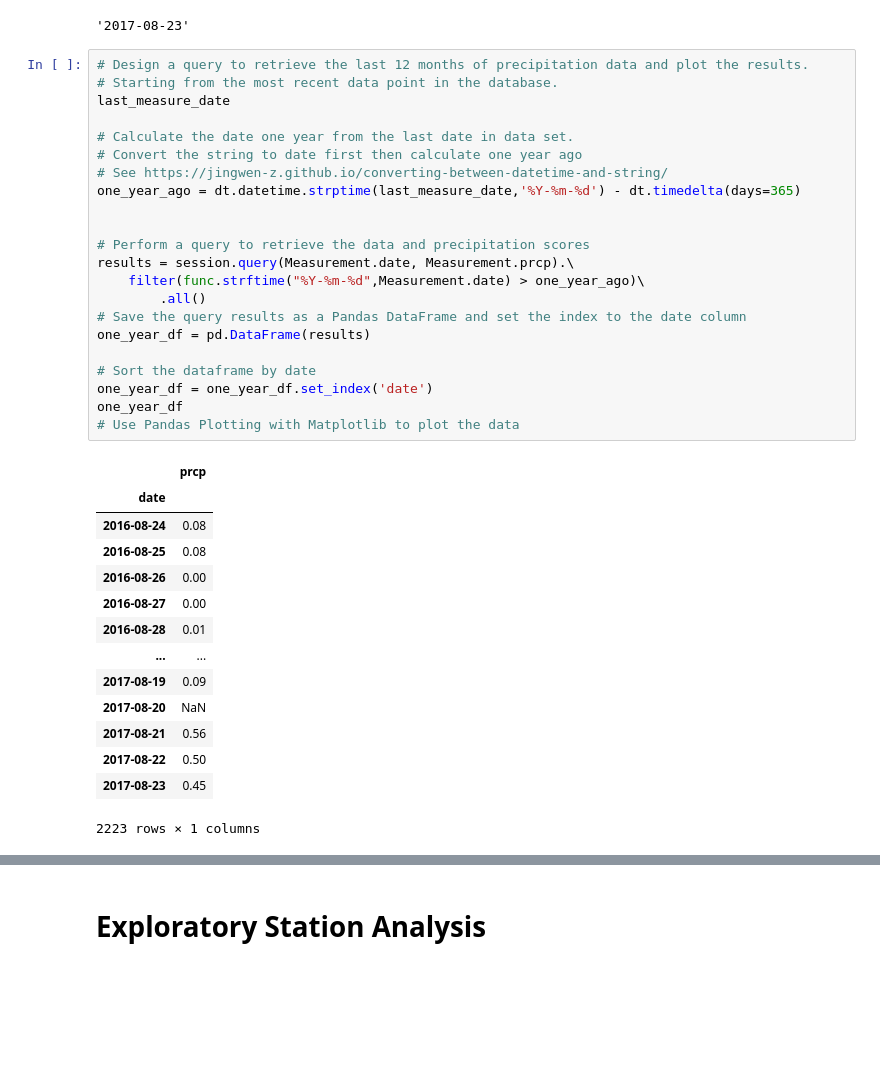
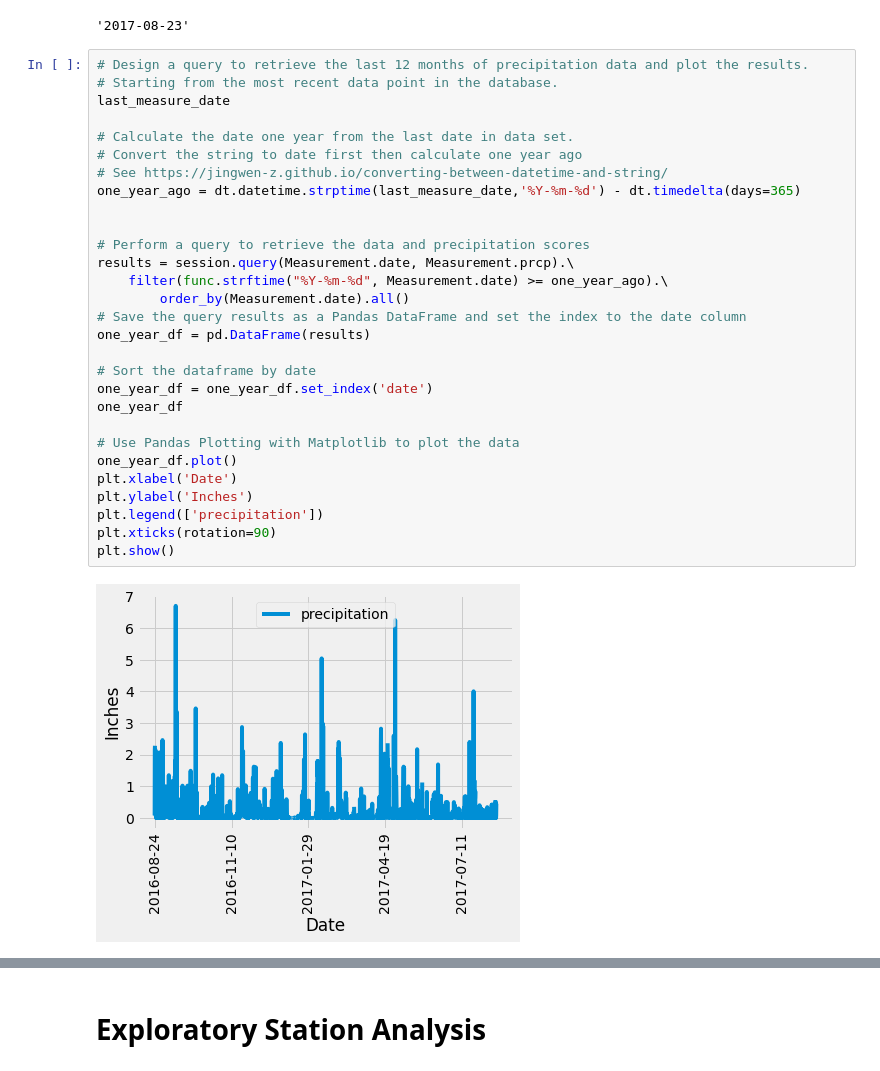
Before and after one commit to kimchikimchi/10-sqlalchemy-challenge, a Jupyter notebook: climate.ipynb, the cells around one changed output, grey strips where cells are left out. Saved outputs shown, nothing was run; the diff lists cells and outputs as text; blank space fills up the shorter version.

Commit message:
- Added graph and summary stats

```diff
--- a/climate.ipynb
+++ b/climate.ipynb
@@ -58,39 +56,33 @@ last_measure_date
 # %%
 # Design a query to retrieve the last 12 months of precipitation data and plot the results.
 # Starting from the most recent data point in the database.
 last_measure_date
 
 # Calculate the date one year from the last date in data set.
 # Convert the string to date first then calculate one year ago
 # See https://jingwen-z.github.io/converting-between-datetime-and-string/
 one_year_ago = dt.datetime.strptime(last_measure_date,'%Y-%m-%d') - dt.timedelta(days=365)
 
 
 # Perform a query to retrieve the data and precipitation scores
 results = session.query(Measurement.date, Measurement.prcp).\
-    filter(func.strftime("%Y-%m-%d",Measurement.date) > one_year_ago)\
-        .all()
+    filter(func.strftime("%Y-%m-%d", Measurement.date) >= one_year_ago).\
+        order_by(Measurement.date).all()
 # Save the query results as a Pandas DataFrame and set the index to the date column
 one_year_df = pd.DataFrame(results)
 
 # Sort the dataframe by date
 one_year_df = one_year_df.set_index('date')
 one_year_df
+
 # Use Pandas Plotting with Matplotlib to plot the data
+one_year_df.plot()
+plt.xlabel('Date')
+plt.ylabel('Inches')
+plt.legend(['precipitation'])
+plt.xticks(rotation=90)
+plt.show()
 # %% [output]
-|  | prcp |
-| date |  |
-| 2016-08-24 | 0.08 |
-| 2016-08-25 | 0.08 |
-| 2016-08-26 | 0.00 |
-| 2016-08-27 | 0.00 |
-| 2016-08-28 | 0.01 |
-| ... | ... |
-| 2017-08-19 | 0.09 |
-| 2017-08-20 | NaN |
-| 2017-08-21 | 0.56 |
-| 2017-08-22 | 0.50 |
-| 2017-08-23 | 0.45 |
-2223 rows × 1 columns
+[figure, added]
 # %%
 # Use Pandas to calcualte the summary statistics for the precipitation data
```
Also changed, not shown: parts of 3 cells of this notebook.
